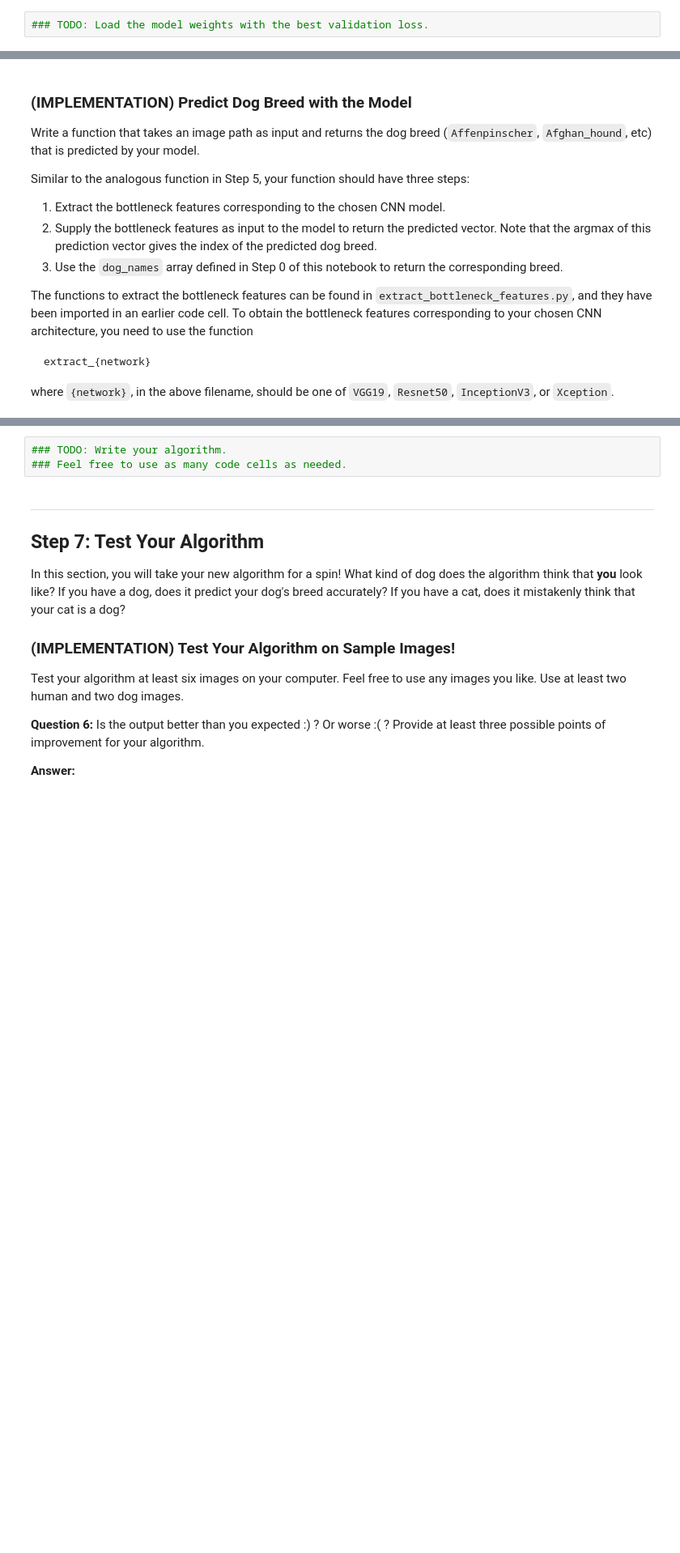
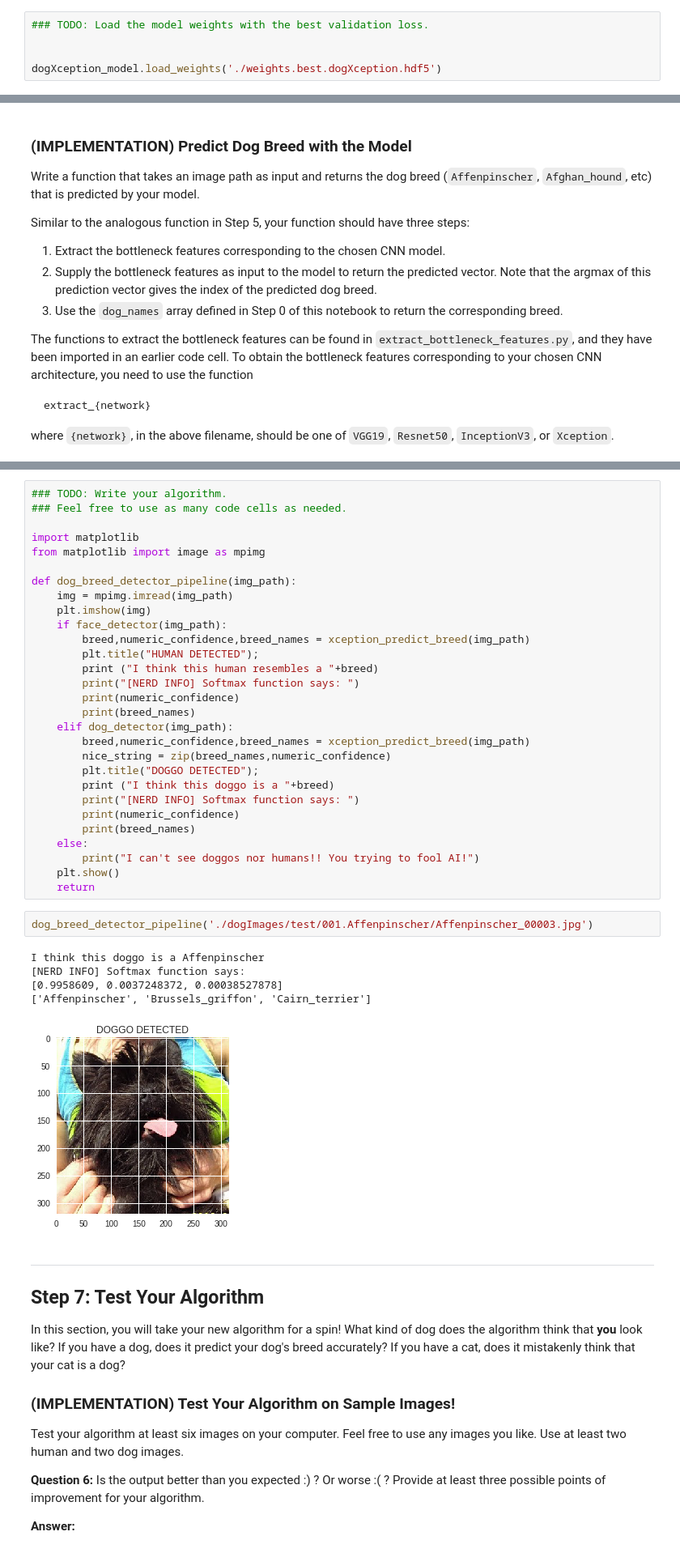
Before and after one commit to david-sterling/Udacity_DL_dogbreed_recognition, a Jupyter notebook: Dog_breed_classifier.ipynb, the cells around one changed output, grey strips where cells are left out. Shown at 81% size. Cells and saved outputs as stored; diff of their text form; blank space fills up the shorter version.

```diff
--- a/Dog_breed_classifier.ipynb
+++ b/Dog_breed_classifier.ipynb
@@ -784,6 +972,9 @@ You are welcome to [augment the training data](https://blog.keras.io/building-po
 ### (IMPLEMENTATION) Load the Model with the Best Validation Loss
 # %%
 ### TODO: Load the model weights with the best validation loss.
+
+
+dogXception_model.load_weights('./weights.best.dogXception.hdf5')
 # %% [markdown]
 ### (IMPLEMENTATION) Test the Model
 
@@ -826,9 +1060,43 @@ Some sample output for our algorithm is provided below, but feel free to design
 
 
 ### (IMPLEMENTATION) Write your Algorithm
-# %%
-### TODO: Write your algorithm.
-### Feel free to use as many code cells as needed.
+# %%
+### TODO: Write your algorithm.
+### Feel free to use as many code cells as needed.
+
+import matplotlib
+from matplotlib import image as mpimg
+
+def dog_breed_detector_pipeline(img_path):
+    img = mpimg.imread(img_path)
+    plt.imshow(img)
+    if face_detector(img_path):
+        breed,numeric_confidence,breed_names = xception_predict_breed(img_path)
+        plt.title("HUMAN DETECTED");
+        print ("I think this human resembles a "+breed)
+        print("[NERD INFO] Softmax function says: ")
+        print(numeric_confidence)
+        print(breed_names)
+    elif dog_detector(img_path):
+        breed,numeric_confidence,breed_names = xception_predict_breed(img_path)
+        nice_string = zip(breed_names,numeric_confidence)
+        plt.title("DOGGO DETECTED");
+        print ("I think this doggo is a "+breed)
+        print("[NERD INFO] Softmax function says: ")
+        print(numeric_confidence)
+        print(breed_names)
+    else:
+        print("I can't see doggos nor humans!! You trying to fool AI!")
+    plt.show()
+    return
+# %%
+dog_breed_detector_pipeline('./dogImages/test/001.Affenpinscher/Affenpinscher_00003.jpg')
+# %% [output]
+I think this doggo is a Affenpinscher
+[NERD INFO] Softmax function says:
+[0.9958609, 0.0037248372, 0.00038527878]
+['Affenpinscher', 'Brussels_griffon', 'Cairn_terrier']
+[figure, added]
 # %% [markdown]
 ---
 <a id='step7'></a>
```
Also changed, not shown: parts of 41 cells of this notebook.
